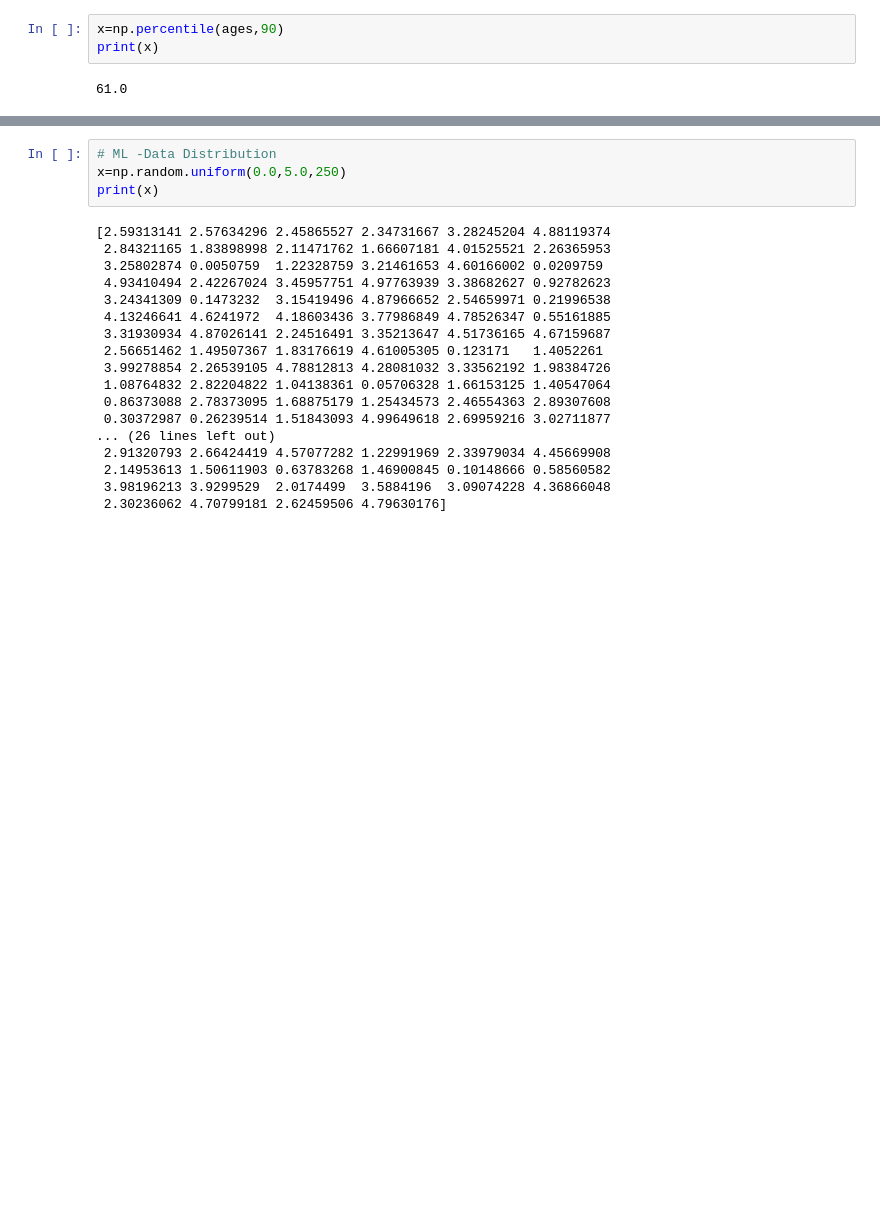
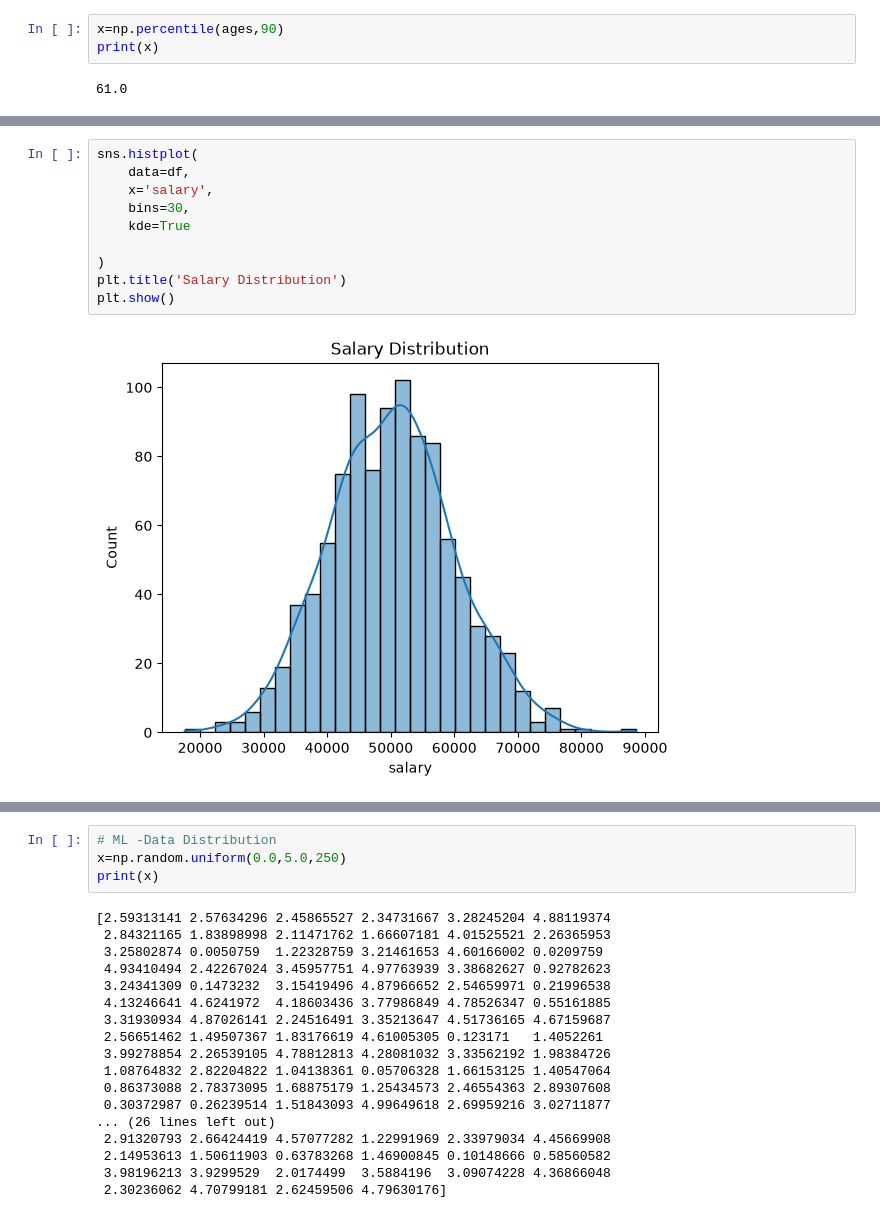
Before and after one commit to Robert837-sys/Machine_Learning101, a Jupyter notebook: lesson1_ml.ipynb, the cells around one changed output, grey strips where cells are left out. Saved outputs shown, nothing was run; the diff lists cells and outputs as text; blank space fills up the shorter version.

```diff
--- a/lesson1_ml.ipynb
+++ b/lesson1_ml.ipynb
@@ -74,0 +119,12 @@ print(x)
+# %%
+sns.histplot(
+    data=df,
+    x='salary',
+    bins=30,
+    kde=True
+
+)
+plt.title('Salary Distribution')
+plt.show()
+# %% [output]
+[figure, added]
```
Also changed, not shown: parts of 21 cells of this notebook, 1 other file.
